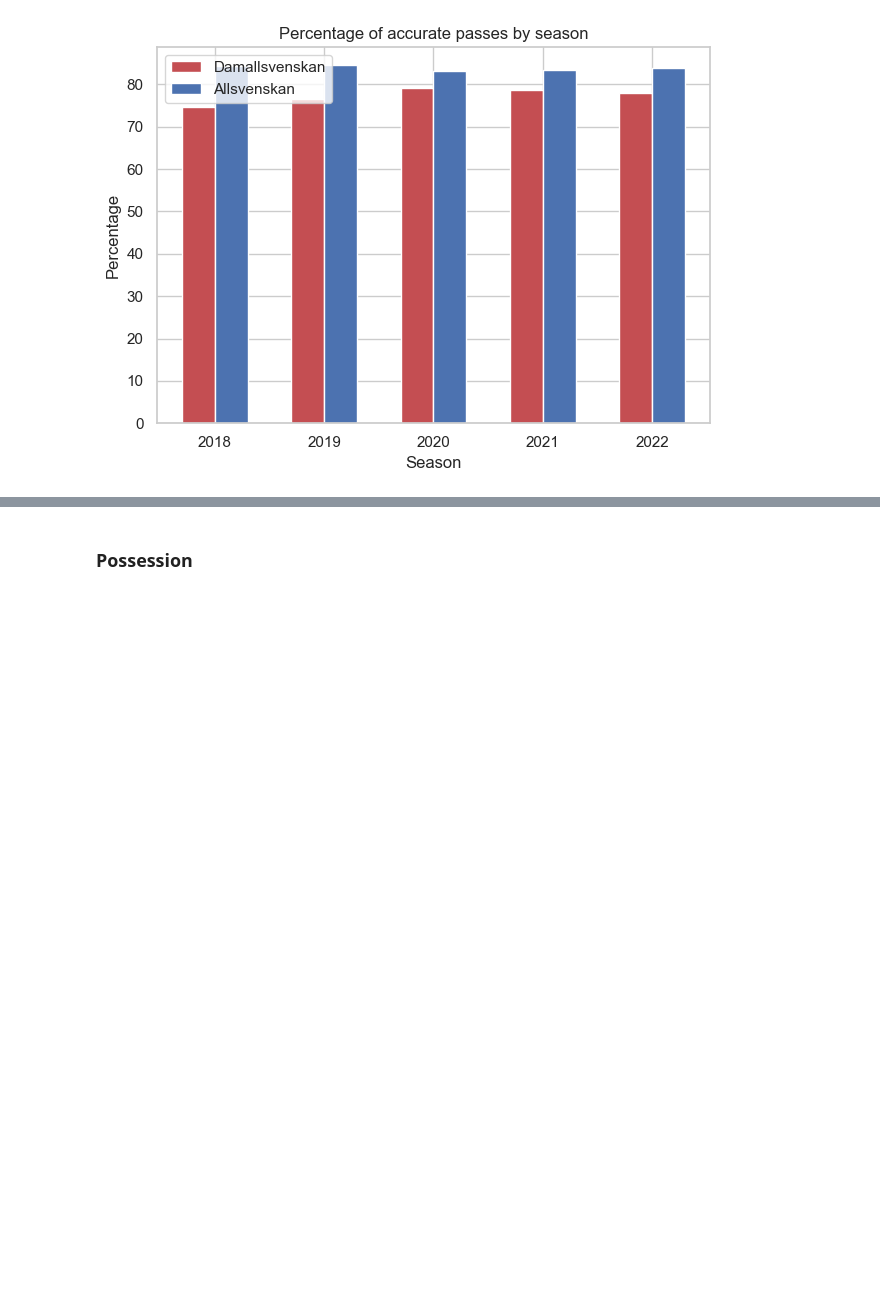
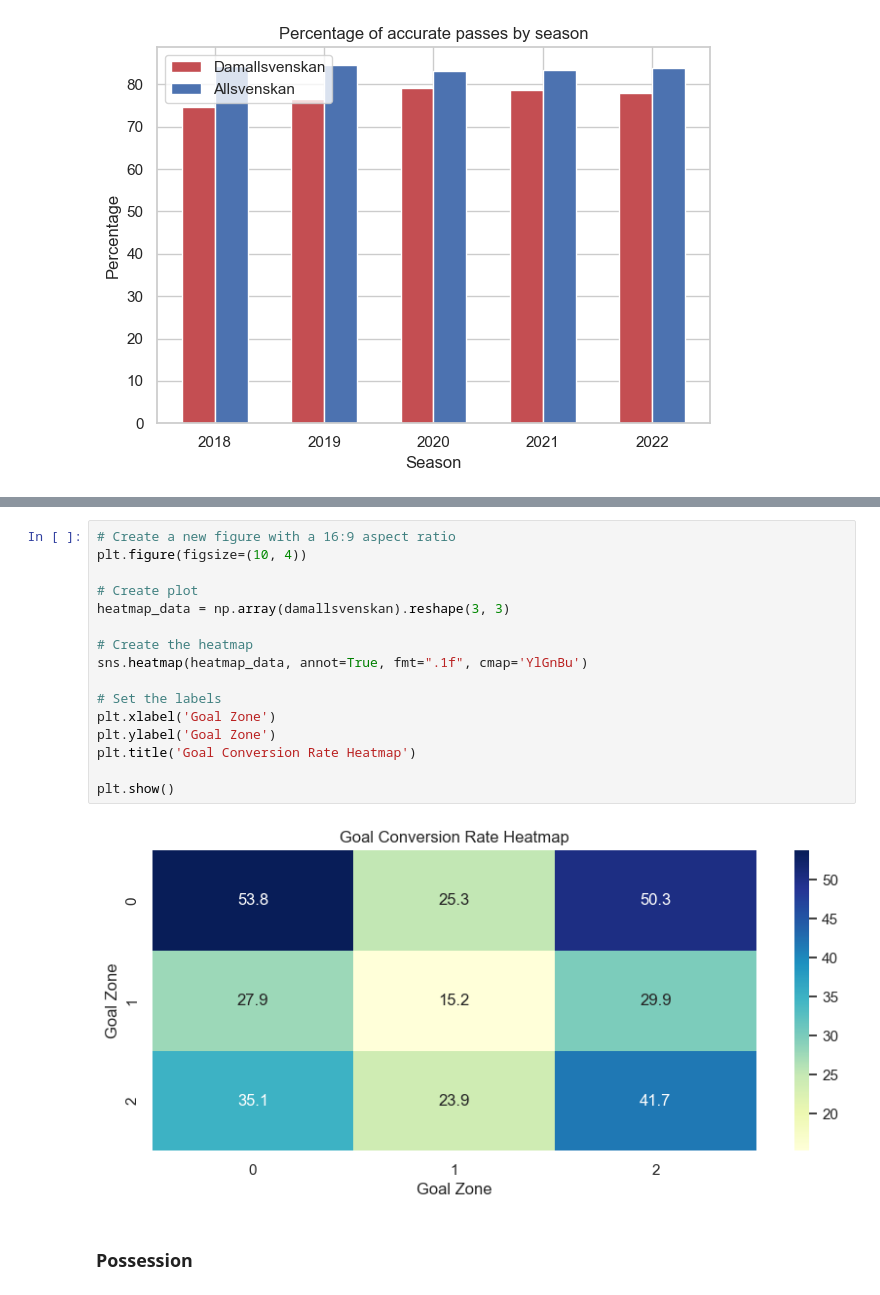
Before and after one commit to G4din/Examensarbete-PlaymakerAI, a Jupyter notebook: simple_stats.ipynb, the cells around one changed output, grey strips where cells are left out. Saved outputs shown, nothing was run; the diff lists cells and outputs as text; blank space fills up the shorter version.

```diff
--- a/simple_stats.ipynb
+++ b/simple_stats.ipynb
@@ -175,2 +286,20 @@ plt.show()
+# %%
+# Create a new figure with a 16:9 aspect ratio
+plt.figure(figsize=(10, 4))
+
+# Create plot
+heatmap_data = np.array(damallsvenskan).reshape(3, 3)
+
+# Create the heatmap
+sns.heatmap(heatmap_data, annot=True, fmt=".1f", cmap='YlGnBu')
+
+# Set the labels
+plt.xlabel('Goal Zone')
+plt.ylabel('Goal Zone')
+plt.title('Goal Conversion Rate Heatmap')
+
+plt.show()
+# %% [output]
+[figure, added]
 # %% [markdown]
 ### Possession
```
Also changed, not shown: parts of 8 cells of this notebook.
